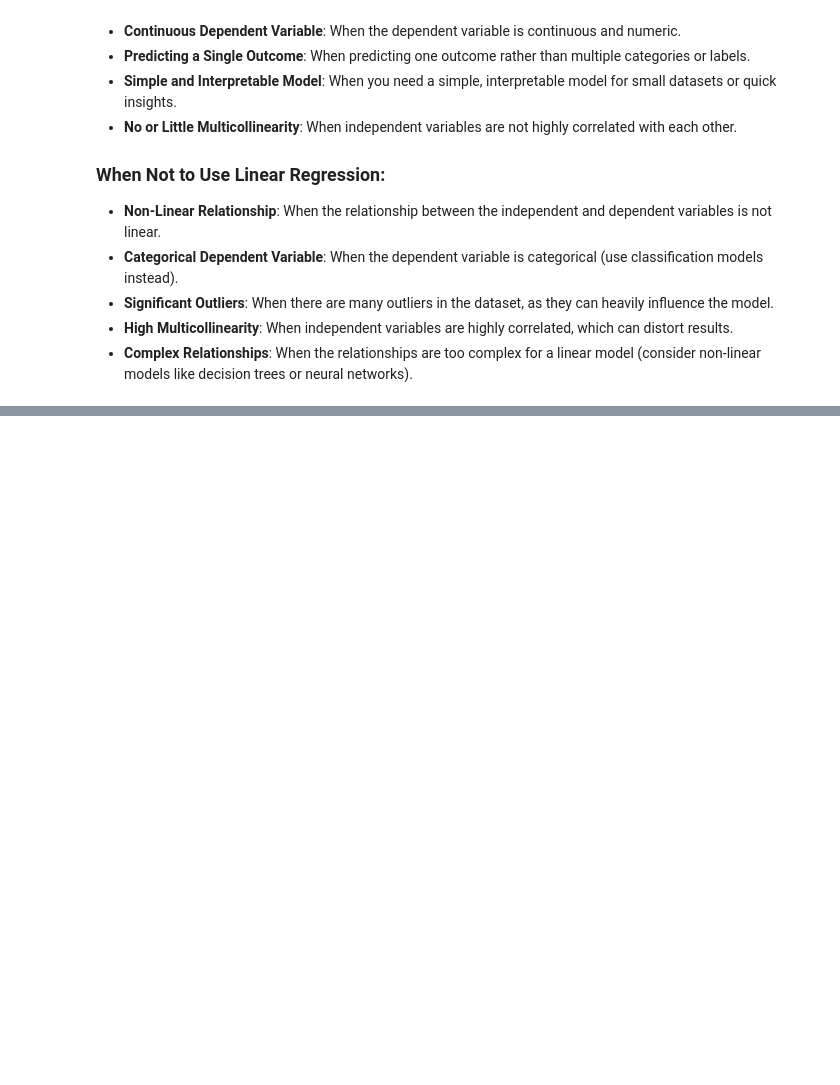
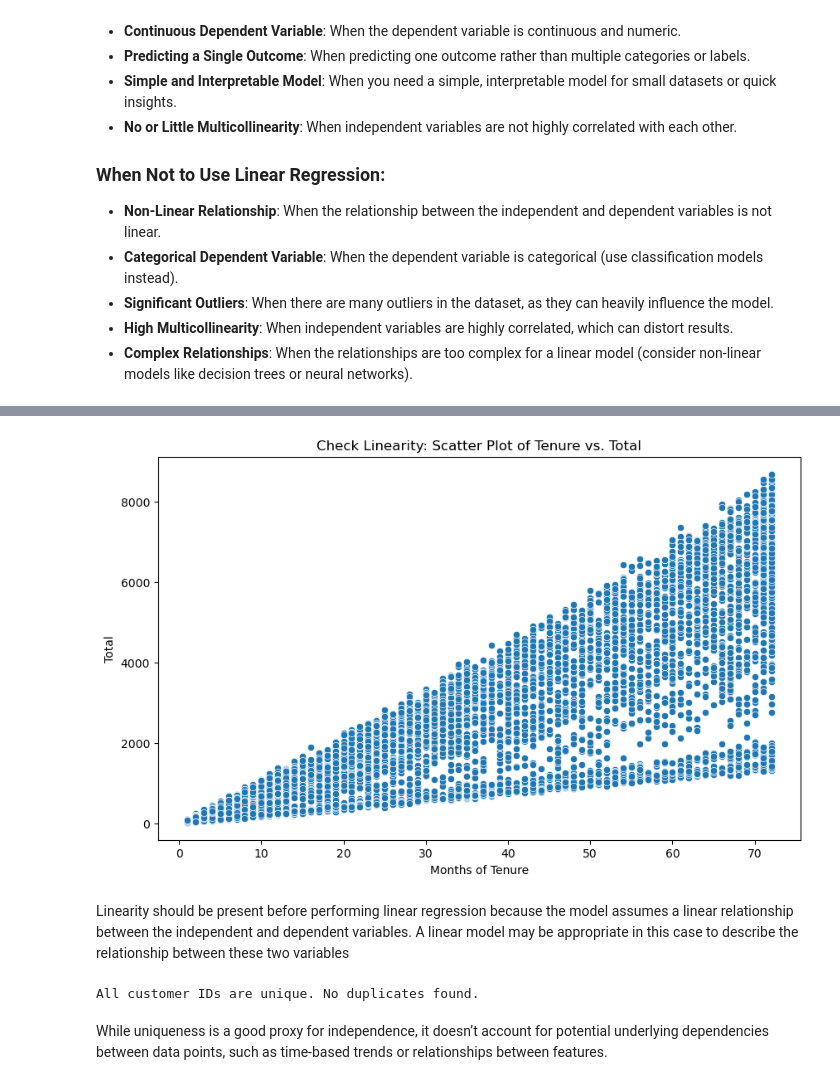
Before and after one commit to lennox55555/AI-Alignment-Technical-Research, a Jupyter notebook: Interpretable ML/InterpretableML.ipynb, the cells around one changed output, grey strips where cells are left out. Drawn from its saved outputs; the diff is of its cells as text; code cells hidden in the pictures; blank space fills up the shorter version.

```diff
--- a/Interpretable ML/InterpretableML.ipynb
+++ b/Interpretable ML/InterpretableML.ipynb
@@ -225,6 +222,12 @@ print(df['Churn'])
 7041    1
 7042    0
 Name: Churn, Length: 7043, dtype: int64
+# %%
+non_numeric_values = df[~pd.to_numeric(df['TotalCharges'], errors='coerce').notnull()]
+
+non_numeric_values[['customerID', 'TotalCharges']]
+
+df['TotalCharges'] = pd.to_numeric(df['TotalCharges'], errors='coerce')
 # %%
 print(df)
 # %% [output]
@@ -341,0 +275,21 @@ Root Mean Squared Error: 6.870528401375977
+# %%
+df_cleaned = df.dropna(subset=['tenure', 'TotalCharges'])
+plt.figure(figsize=(10,6))
+sns.scatterplot(x='tenure', y='TotalCharges', data=df_cleaned)
+plt.title('Check Linearity: Scatter Plot of Tenure vs. Total')
+plt.xlabel('Months of Tenure')
+plt.ylabel('Total')
+plt.show()
+# %% [output]
+[figure, added]
+# %% [markdown]
+Linearity should be present before performing linear regression because the model assumes a linear relationship between the independent and dependent variables. A linear model may be appropriate in this case to describe the relationship between these two variables
+# %%
+if len(df['customerID']) == len(df['customerID'].unique()):
+    print("All customer IDs are unique. No duplicates found.")
+else:
+    print("There are duplicate customers")
+# %% [output]
+All customer IDs are unique. No duplicates found.
+# %% [markdown]
+While uniqueness is a good proxy for independence, it doesn’t account for potential underlying dependencies between data points, such as time-based trends or relationships between features.
```
Also changed, not shown: parts of 23 cells of this notebook.
